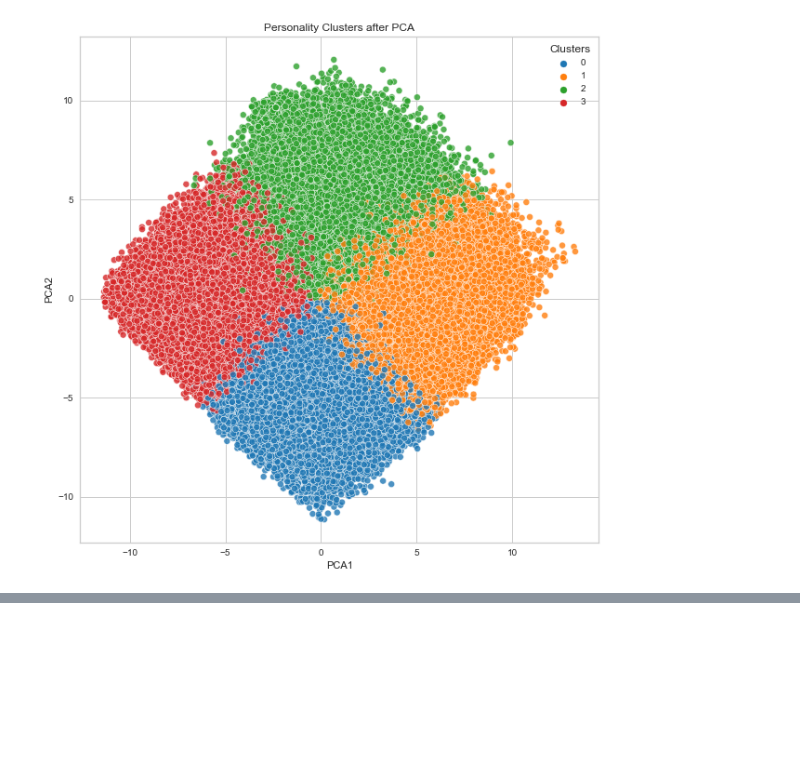
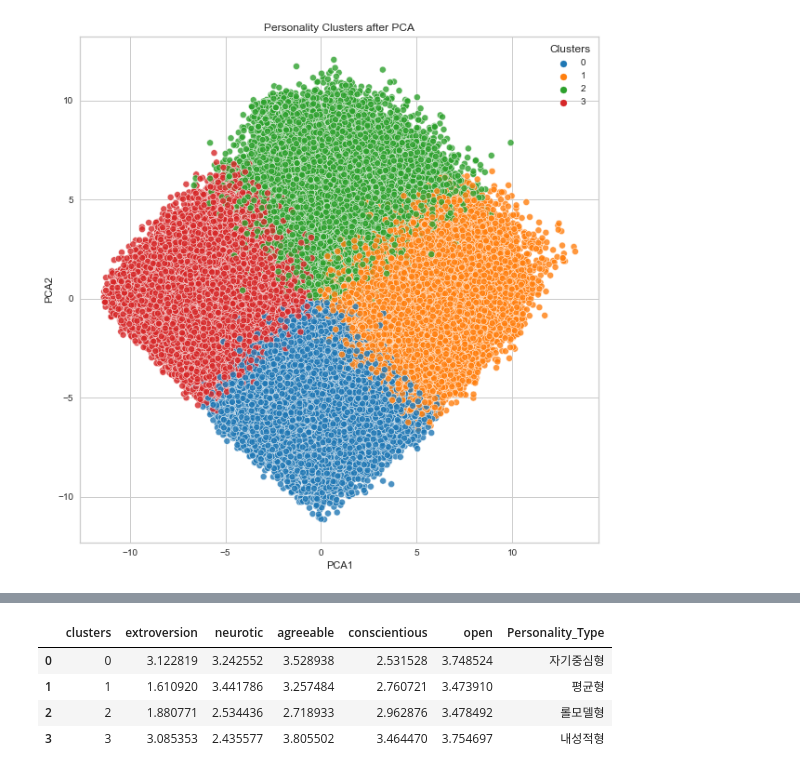
Before and after one commit to SangHui48/zerobase_algorithm_study2, a Jupyter notebook: ML_project/한상희/tproject2.ipynb, the cells around one changed output, grey strips where cells are left out. Cells and saved outputs as stored; diff of their text form; code cells hidden in the pictures; blank space fills up the shorter version.

```diff
--- a/ML_project/한상희/tproject2.ipynb
+++ b/ML_project/한상희/tproject2.ipynb
@@ -363,0 +379,3 @@ plt.title('Personality Clusters after PCA');
+# %%
+personality_result.reset_index(inplace=True)
+personality_result
@@ -363,0 +388,9 @@ plt.title('Personality Clusters after PCA');
+# %%
+personality_result['Personality_Type'] = ['자기중심형', '평균형', '롤모델형', '내성적형']
+personality_result
+# %% [output]
+|  | clusters | extroversion | neurotic | agreeable | conscientious | open | Personality_Type |
+| 0 | 0 | 3.122819 | 3.242552 | 3.528938 | 2.531528 | 3.748524 | 자기중심형 |
+| 1 | 1 | 1.610920 | 3.441786 | 3.257484 | 2.760721 | 3.473910 | 평균형 |
+| 2 | 2 | 1.880771 | 2.534436 | 2.718933 | 2.962876 | 3.478492 | 롤모델형 |
+| 3 | 3 | 3.085353 | 2.435577 | 3.805502 | 3.464470 | 3.754697 | 내성적형 |
```
Also changed, not shown: parts of 3 cells of this notebook.
